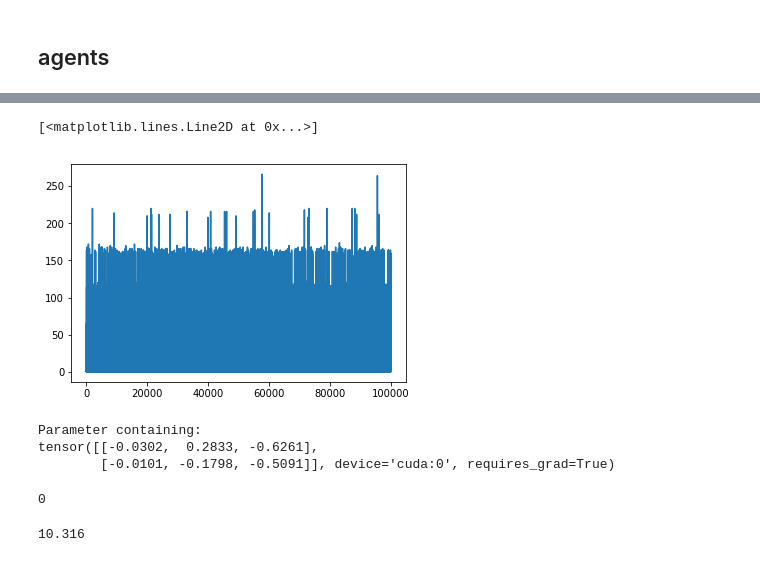
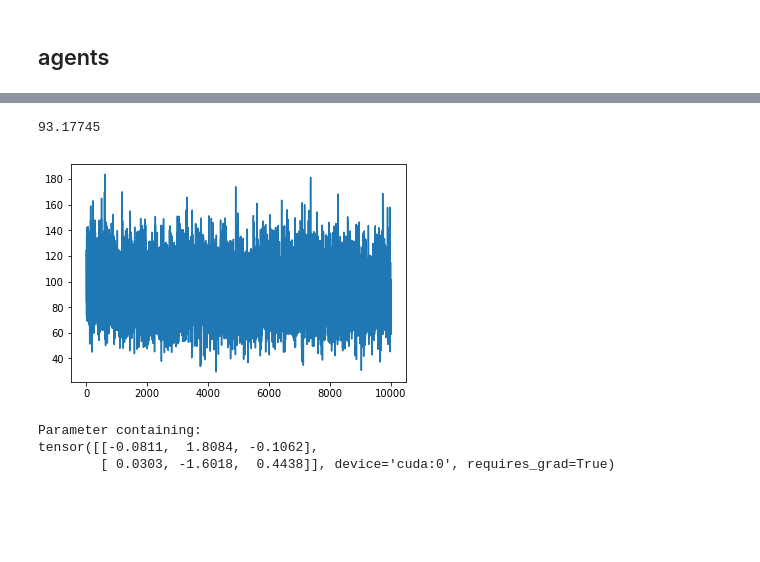
Before and after one commit to currymj/dynamic-set-packing-gym, a Jupyter notebook: examples/policy_gradient_pytorch_adversary.ipynb, the cells around one changed output, grey strips where cells are left out. Cells and saved outputs as stored; diff of their text form; code cells hidden in the pictures; blank space fills up the shorter version.

```diff
--- a/examples/policy_gradient_pytorch_adversary.ipynb
+++ b/examples/policy_gradient_pytorch_adversary.ipynb
@@ -15,7 +15,7 @@ import time
 # %% [markdown]
 below is the code for the training loop. after that are definitions of two simple agents.
 # %%
-def train_loop(env, agent, episode_count, max_steps, quiet=False):
+def train_loop(env, agent, episode_count, batches_per_episode, max_steps, quiet=False):
     done = False
     ep_rewards = []
     for i in tqdm(range(episode_count)):
@@ -29,15 +29,22 @@ def train_loop(env, agent, episode_count, max_steps, quiet=False):
             'observations': [],
             'rewards': []
         }
-        for i in range(max_steps):
-            history_dict['observations'].append(ob)
-            action = agent.act(ob, reward, done)
-            history_dict['actions'].append(action)
-            ob, reward, done, _ = env.step(action)
-            history_dict['rewards'].append(reward)
-            total_reward += reward
-            if not quiet:
-                print('action taken: {}, reward: {}, new state: {}'.format(action, reward, env.render()))
+        for batch_idx in range(batches_per_episode):
+            curr_obs = []
+            curr_act = []
+            curr_reward = []
+            for i in range(max_steps):
+                curr_obs.append(ob)
+                action = agent.act(ob, reward, done)
+                curr_act.append(action)
+                ob, reward, done, _ = env.step(action)
+                curr_reward.append(reward)
+                if not quiet:
+                    print('action taken: {}, reward: {}, new state: {}'.format(action, reward, env.render()))
+            history_dict['observations'].append(np.stack(curr_obs,axis=0))
+            history_dict['actions'].append(curr_act)
+            history_dict['rewards'].append(curr_reward)
+        total_reward = np.sum(history_dict['rewards']) / batches_per_episode
         agent.learn(history_dict)
         history_dict = None
         if not quiet:
@@ -89,5 +85,5 @@ def pg_target(policy_dist, rewards, action_trajectory):
     optimizers minimize by default. Rewards should be cumulative and discounted.
     All inputs should already be tensors, not lists or np arrays.
     """
-    return -torch.sum(policy_dist.log_prob(action_trajectory)*rewards)
+    return -torch.mean(policy_dist.log_prob(action_trajectory)*rewards)
 # %%
@@ -180,5 +164,6 @@ total episode reward: 0.0
 # %%
 env_example = gym.make('DynamicSetPacking-adversarial-v0')
-mlp_ag = MLPMatchAgent(env_example.observation_space.shape[0], gamma=0.9999, gpu=True)
-ep_rewards = train_loop(env_example, mlp_ag, 100000, 20, quiet=True)
+lin_ag = LinearMatchAgent(env_example.observation_space.shape[0], gamma=0.9999, gpu=True)
+print(lin_ag.policy_net[0].weight)
+ep_rewards = train_loop(env_example, lin_ag, 10000, 8,50, quiet=True)
 # %% [output]
@@ -187,22 +174,15 @@ Academic license - for non-commercial use only
 # %%
 plt.plot(ep_rewards)
+np.mean(ep_rewards)
 # %% [output]
-[<matplotlib.lines.Line2D at 0x...>]
+93.17745
-[figure, old version]
+[figure, new version]
 # %%
-mlp_ag.policy_net[0].weight
+lin_ag.policy_net[0].weight
 # %% [output]
 Parameter containing:
-tensor([[-0.0302,  0.2833, -0.6261],
-        [-0.0101, -0.1798, -0.5091]], device='cuda:0', requires_grad=True)
+tensor([[-0.0811,  1.8084, -0.1062],
+        [ 0.0303, -1.6018,  0.4438]], device='cuda:0', requires_grad=True)
-# %%
-mlp_ag.act([1,1,1], 0.0, False)
-# %% [output]
-0
-# %%
-np.mean(ep_rewards[9000:10000])
-# %% [output]
-10.316
 # %%
 def running_mean(x, N):
     cumsum = np.cumsum(np.insert(x, 0, 0))
```
Also changed, not shown: parts of 21 cells of this notebook.
